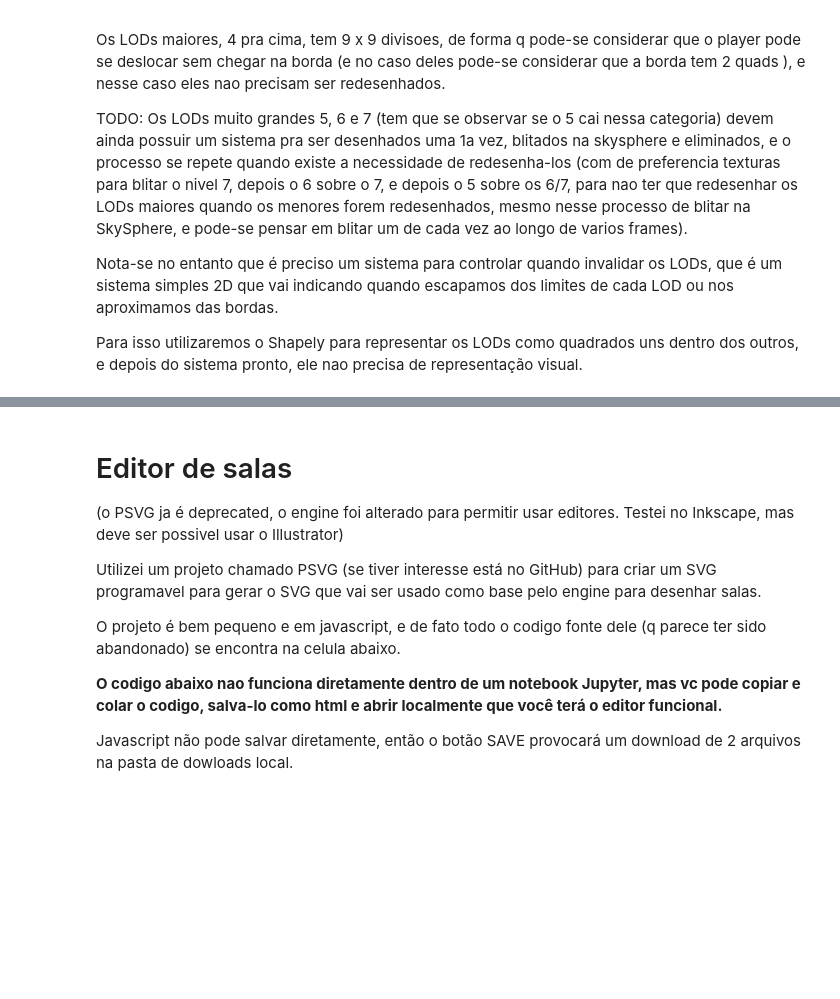
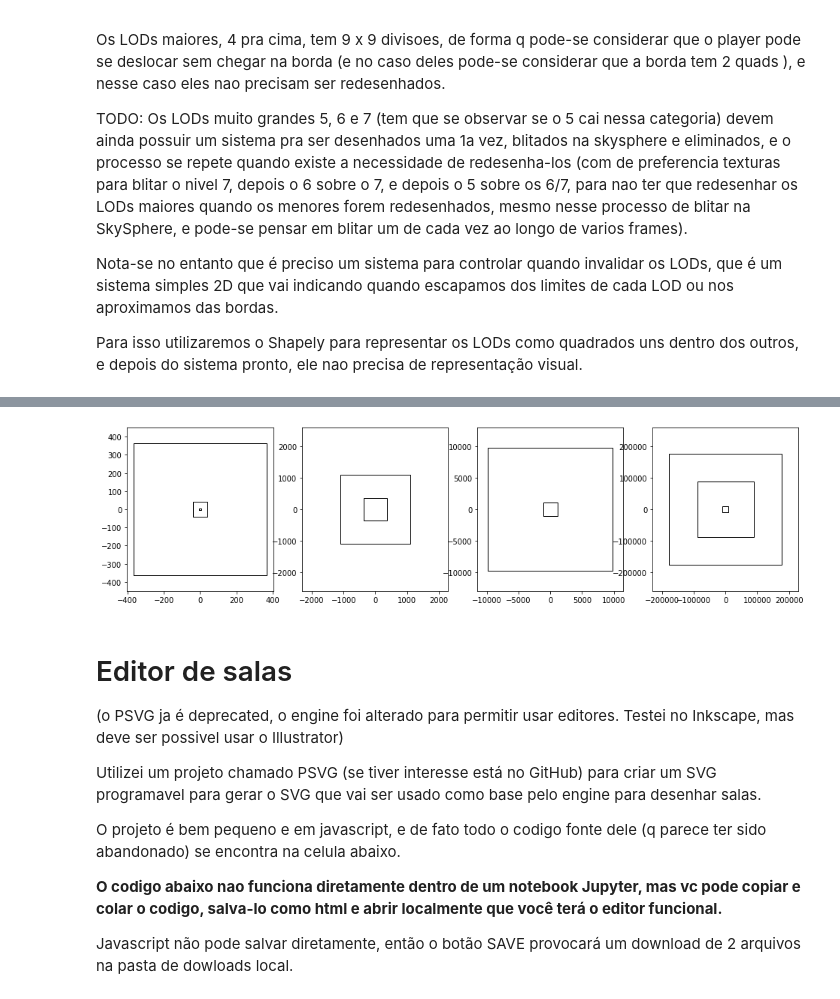
Before and after one commit to casson-projects-2020/active-bolt, a Jupyter notebook: 3d_engines_essays/striped-impulse.ipynb, the cells around one changed output, grey strips where cells are left out. Cells and saved outputs as stored; diff of their text form; code cells hidden in the pictures; blank space fills up the shorter version.

```diff
--- a/3d_engines_essays/striped-impulse.ipynb
+++ b/3d_engines_essays/striped-impulse.ipynb
@@ -707,3 +683,59 @@ plt.show()
+# %%
+from shapely.geometry import Polygon
+
+import matplotlib.pyplot as plt
+import descartes
+import numpy as np
+
+u = 3.
+uk = 729. * u
+
+lod1_ = [[ -u*3./2, -u*3./2 ], [ u*3./2, -u*3./2 ], [ u*3./2, u*3./2 ], [ -u*3./2, u*3./2 ]]
+lod2_ = [[ -u*27./2, -u*27./2 ], [ u*27./2, -u*27./2 ], [ u*27./2, u*27./2 ], [ -u*27./2, u*27./2 ]]
+lod3_ = [[ -u*243./2, -u*243./2 ], [ u*243./2, -u*243./2 ], [ u*243./2, u*243./2 ], [ -u*243./2, u*243./2 ]]
+lod4_ = [[ -uk/2., -uk/2. ], [ uk/2., -uk/2. ], [ uk/2., uk/2. ], [ -uk/2., uk/2. ]]
+lod5_ = [[ -uk*9./2., -uk*9/2. ], [ uk*9./2., -uk*9/2. ], [ uk*9./2., uk*9./2. ], [ -uk*9./2., uk*9./2. ]]
+lod6_ = [[ -uk*81./2., -uk*81/2. ], [ uk*81./2., -uk*81/2. ], [ uk*81./2., uk*81./2. ], [ -uk*81./2., uk*81./2. ]]
+lod7_ = [[ -uk*81., -uk*81. ], [ uk*81., -uk*81. ], [ uk*81., uk*81. ], [ -uk*81., uk*81. ]]
+
+lod1, lod2, lod3 = Polygon( lod1_ ), Polygon( lod2_ ), Polygon( lod3_ )
+lod4, lod5, lod6 = Polygon( lod4_ ), Polygon( lod5_ ), Polygon( lod6_ )
+lod7 = Polygon( lod7_ )
+
+fig = plt.figure(  figsize=( 16, 4 ))
+ax = fig.add_subplot( 141 )
+
+#ax.add_patch( descartes.PolygonPatch( lod4, ec='black', fc='w', alpha=1.0 ))
+ax.add_patch( descartes.PolygonPatch( lod3, ec='black', fc='w', alpha=1.0 ))
+ax.add_patch( descartes.PolygonPatch( lod2, ec='black', fc='w', alpha=1.0 ))
+ax.add_patch( descartes.PolygonPatch( lod1, ec='black', fc='w', alpha=1.0 ))
+ax.axis( 'equal' )
+
+ax2 = fig.add_subplot( 142 )
+ax2.set_xlim([ -2300, 2300 ])
+ax2.set_ylim([ -2600, 2600 ])
+
+ax2.add_patch( descartes.PolygonPatch( lod4, ec='black', fc='w', alpha=1.0 ))
+ax2.add_patch( descartes.PolygonPatch( lod3, ec='black', fc='w', alpha=1.0 ))
+
+ax2 = fig.add_subplot( 143 )
+ax2.set_xlim([ -11500, 11500 ])
+ax2.set_ylim([ -13000, 13000 ])
+
+ax2.add_patch( descartes.PolygonPatch( lod5, ec='black', fc='w', alpha=1.0 ))
+ax2.add_patch( descartes.PolygonPatch( lod4, ec='black', fc='w', alpha=1.0 ))
+
+ax2 = fig.add_subplot( 144 )
+ax2.set_xlim([ -230000, 230000 ])
+ax2.set_ylim([ -260000, 260000 ])
+
+ax2.add_patch( descartes.PolygonPatch( lod7, ec='black', fc='w', alpha=1.0 ))
+ax2.add_patch( descartes.PolygonPatch( lod6, ec='black', fc='w', alpha=1.0 ))
+ax2.add_patch( descartes.PolygonPatch( lod5, ec='black', fc='w', alpha=1.0 ))
+
+plt.show()
+# %% [output]
+[figure, added]
 # %% [markdown]
 <h1 style="letter-spacing:0px;">Editor de salas</h1>
 
```
Also changed, not shown: parts of 3 cells of this notebook.
